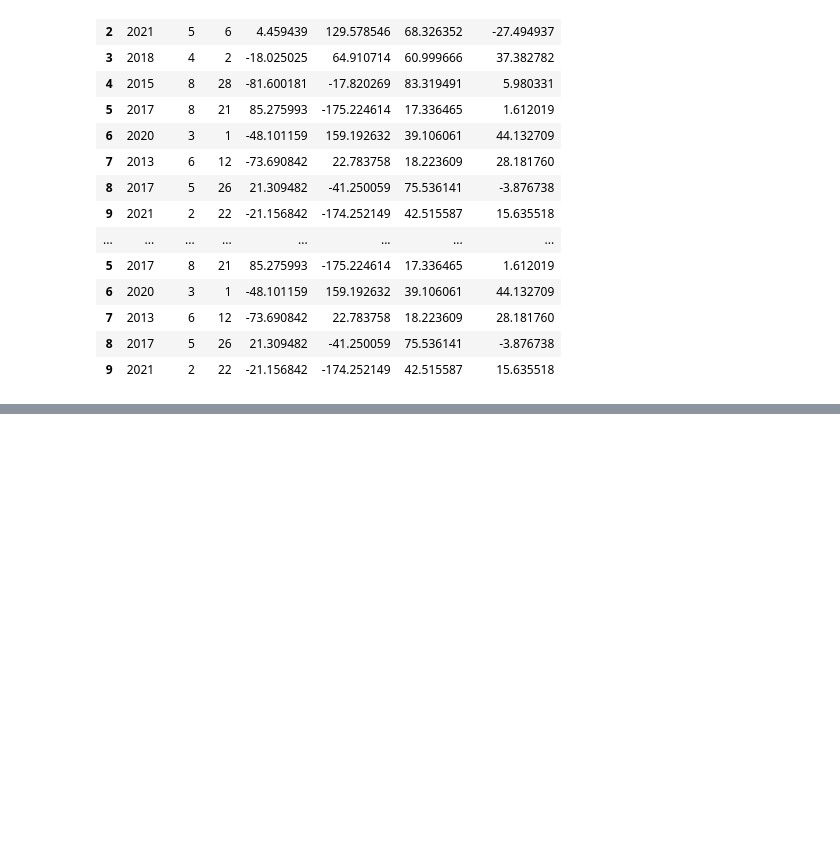
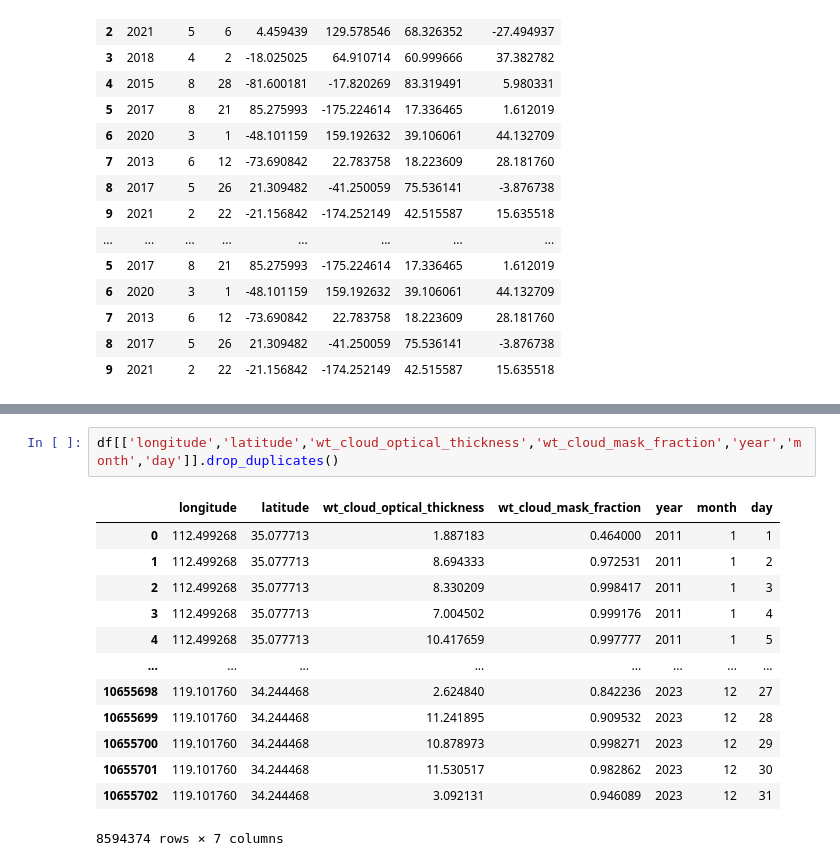
Before and after one commit to AnoraWu/CloudSeeding, a Jupyter notebook: code/炮台数据/test.ipynb, the cells around one changed output, grey strips where cells are left out. Saved outputs shown, nothing was run; the diff lists cells and outputs as text; blank space fills up the shorter version.

```diff
--- a/code/炮台数据/test.ipynb
+++ b/code/炮台数据/test.ipynb
@@ -140,0 +544,16 @@ Index(['StationId', 'Lat', 'Lon', 'lat_mode', 'lon_mode', 'Alti', 'Year',
+# %%
+df[['longitude','latitude','wt_cloud_optical_thickness','wt_cloud_mask_fraction','year','month','day']].drop_duplicates()
+# %% [output]
+|  | longitude | latitude | wt_cloud_optical_thickness | wt_cloud_mask_fraction | year | month | day |
+| 0 | 112.499268 | 35.077713 | 1.887183 | 0.464000 | 2011 | 1 | 1 |
+| 1 | 112.499268 | 35.077713 | 8.694333 | 0.972531 | 2011 | 1 | 2 |
+| 2 | 112.499268 | 35.077713 | 8.330209 | 0.998417 | 2011 | 1 | 3 |
+| 3 | 112.499268 | 35.077713 | 7.004502 | 0.999176 | 2011 | 1 | 4 |
+| 4 | 112.499268 | 35.077713 | 10.417659 | 0.997777 | 2011 | 1 | 5 |
+| ... | ... | ... | ... | ... | ... | ... | ... |
+| 10655698 | 119.101760 | 34.244468 | 2.624840 | 0.842236 | 2023 | 12 | 27 |
+| 10655699 | 119.101760 | 34.244468 | 11.241895 | 0.909532 | 2023 | 12 | 28 |
+| 10655700 | 119.101760 | 34.244468 | 10.878973 | 0.998271 | 2023 | 12 | 29 |
+| 10655701 | 119.101760 | 34.244468 | 11.530517 | 0.982862 | 2023 | 12 | 30 |
+| 10655702 | 119.101760 | 34.244468 | 3.092131 | 0.946089 | 2023 | 12 | 31 |
+8594374 rows × 7 columns
```
Also changed, not shown: parts of 20 cells of this notebook, 7 other files.
